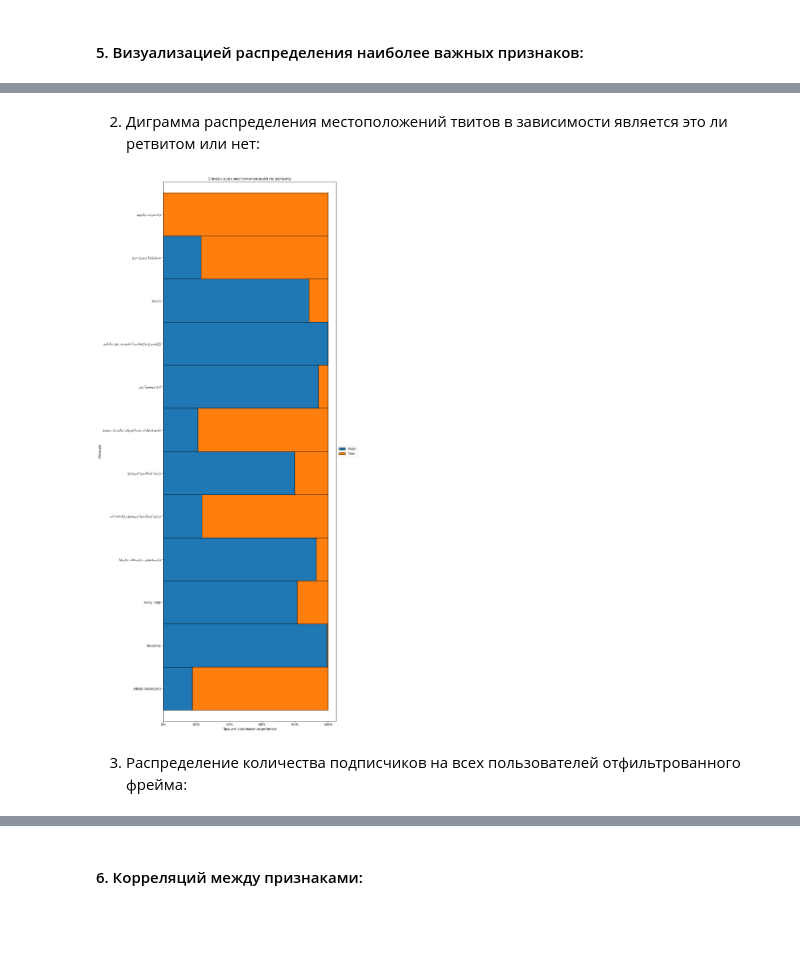
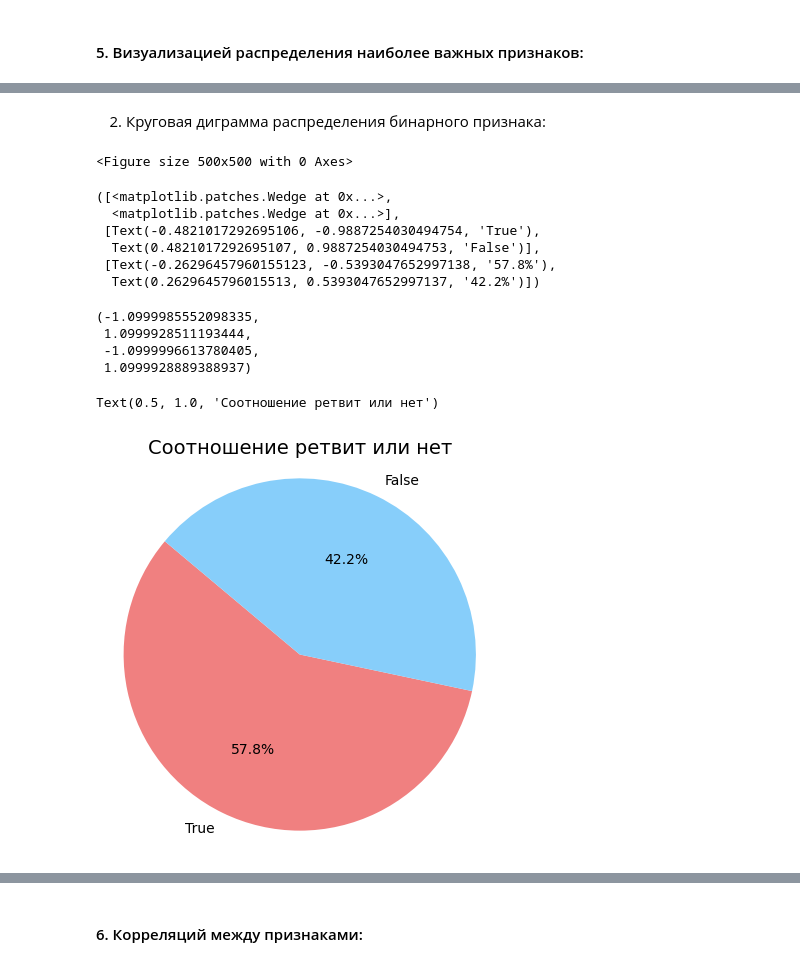
Before and after one commit to TDitS/SOBD2023, a Jupyter notebook: lab1.ipynb, the cells around one changed output, grey strips where cells are left out. Drawn from its saved outputs; the diff is of its cells as text; code cells hidden in the pictures; blank space fills up the shorter version.

```diff
--- a/lab1.ipynb
+++ b/lab1.ipynb
@@ -69,17 +69,16 @@ filename_data = 'data/iran_201906_2_tweets_csv_hashed.csv'
 df = spark.read.csv(filename_data,header=True, mode="DROPMALFORMED", inferSchema=True)
 from pyspark.sql.functions import col, array
 
-df = df.drop("user_profile_description", "account_language", "tweet_text", "tweet_time", "tweet_client_name", "in_reply_to_userid", "in_reply_to_tweetid", "quoted_tweet_tweetid", "retweet_userid", "retweet_tweetid", "latitude", "longitude", "user_mentions", "poll_choices", "hashtags", "urls", "user_screen_name", "user_display_name", "user_profile_url")
+df = df.drop("user_profile_description", "account_creation_date", "user_reported_location", "account_language", "tweet_text", "tweet_time", "tweet_client_name", "in_reply_to_userid", "in_reply_to_tweetid", "quoted_tweet_tweetid", "retweet_userid", "retweet_tweetid", "latitude", "longitude", "user_mentions", "poll_choices", "hashtags", "urls", "user_screen_name", "user_display_name", "user_profile_url")
 
 df = df.withColumn("tweetid", col("tweetid").cast(LongType()))
 df = df.withColumn("userid", col("userid").cast(LongType()))
 df = df.withColumn("follower_count", col("follower_count").cast(IntegerType()))
 df = df.withColumn("following_count", col("following_count").cast(IntegerType()))
-df = df.withColumn("quote_count", col("like_count").cast(IntegerType()))
-df = df.withColumn("reply_count", col("like_count").cast(IntegerType()))
+df = df.withColumn("quote_count", col("quote_count").cast(IntegerType()))
+df = df.withColumn("reply_count", col("reply_count").cast(IntegerType()))
 df = df.withColumn("like_count", col("like_count").cast(IntegerType()))
-df = df.withColumn("retweet_count", col("like_count").cast(IntegerType()))
-df = df.withColumn("account_creation_date", col("account_creation_date").cast(DateType()))
+df = df.withColumn("retweet_count", col("retweet_count").cast(IntegerType()))
 df = df.withColumn("is_retweet", col("is_retweet").cast("boolean"))
 
 print('Data frame type: ' + str(type(df)))
@@ -347,7 +336,7 @@ print(result_df)
 
 6. Стандартное отклонение (stddev) - Мера разброса данных относительно среднего значения количественных показателей категориального признака.
 # %%
-all_tweet_languages = df.groupBy("tweet_language").count().collect()
+all_tweet_languages = df.groupBy("tweet_language").count().limit(10).collect()
 
 language_followers_statistic_df = []
 
@@ -478,33 +541,29 @@ text = fig.text(0.5, 1.02, 'Вывод топ 5 местоположений т
 # %% [markdown]
-2. Диграмма распределения местоположений твитов в зависимости является это ли ретвитом или нет:
+2. Круговая диграмма распределения бинарного признака:
 # %%
-location_by_retweet_df = df.groupBy(df.user_reported_location, df.is_retweet).count().toPandas()
+# Создание круговой диаграммы для определения соотношения ретвитов
+plt.figure(figsize=(5, 5))
+retweet_counts = df.groupBy("is_retweet").count().collect()
 
-is_retweet = location_by_retweet_df['is_retweet'].unique()
+labels = [str(row['is_retweet']) for row in retweet_counts]
+sizes = [int(row['count']) for row in retweet_counts]
+colors = ['lightcoral', 'lightskyblue']
 
-fig = plt.figure(figsize=(12, 25))
-grid_size = (1,1);
-ax = plt.subplot2grid(grid_size, (0,0), colspan=1, rowspan=1)
-plot = location_by_retweet_df.groupby(['user_reported_location', 'is_retweet'],group_keys=True).agg(np.mean) \
-    .groupby(level=0,group_keys=False) \
-    .apply(
-        lambda x: 100 * x / x.sum()).unstack().plot(kind='barh',
-                                                    stacked=True,
-                                                    width=1,
-                                                    edgecolor='black',
-                                                    ax=ax,
-                                                    title='Список всех местоположений по ретвиту')
-ylabel = plt.ylabel('Локации');
-xlabel = plt.xlabel('Процент соотношения ретвитов');
-legend = plt.legend(
-    sorted(is_retweet), loc='center left', bbox_to_anchor=(1.0, 0.5)
-)
-param_update = plt.rcParams.update({'font.size': 20});
-ax = plt.gca()
-formatter = ax.xaxis.set_major_formatter(mtick.PercentFormatter());
-a = fig.tight_layout()
+plt.pie(sizes, labels=labels, colors=colors, autopct='%1.1f%%', startangle=140)
+plt.axis('equal')  # Equal aspect ratio ensures that pie is drawn as a circle.
+plt.title('Соотношение ретвит или нет', fontsize=14)
 plt.show()
 # %% [output]
+<Figure size 500x500 with 0 Axes>
+([<matplotlib.patches.Wedge at 0x...>,
+  <matplotlib.patches.Wedge at 0x...>],
+ [Text(-0.4821017292695106, -0.9887254030494754, 'True'),
+  Text(0.4821017292695107, 0.9887254030494753, 'False')],
+ [Text(-0.26296457960155123, -0.5393047652997138, '57.8%'),
+  Text(0.2629645796015513, 0.5393047652997137, '42.2%')])
+(-1.0999985552098335,
+ 1.0999928511193444,
+ -1.0999996613780405,
+ 1.0999928889388937)
+Text(0.5, 1.0, 'Соотношение ретвит или нет')
-[figure, old version]
+[figure, new version]
-# %% [markdown]
-3. Распределение количества подписчиков на всех пользователей отфильтрованного фрейма:
```
Also changed, not shown: parts of 38 cells of this notebook, 1 other file.
